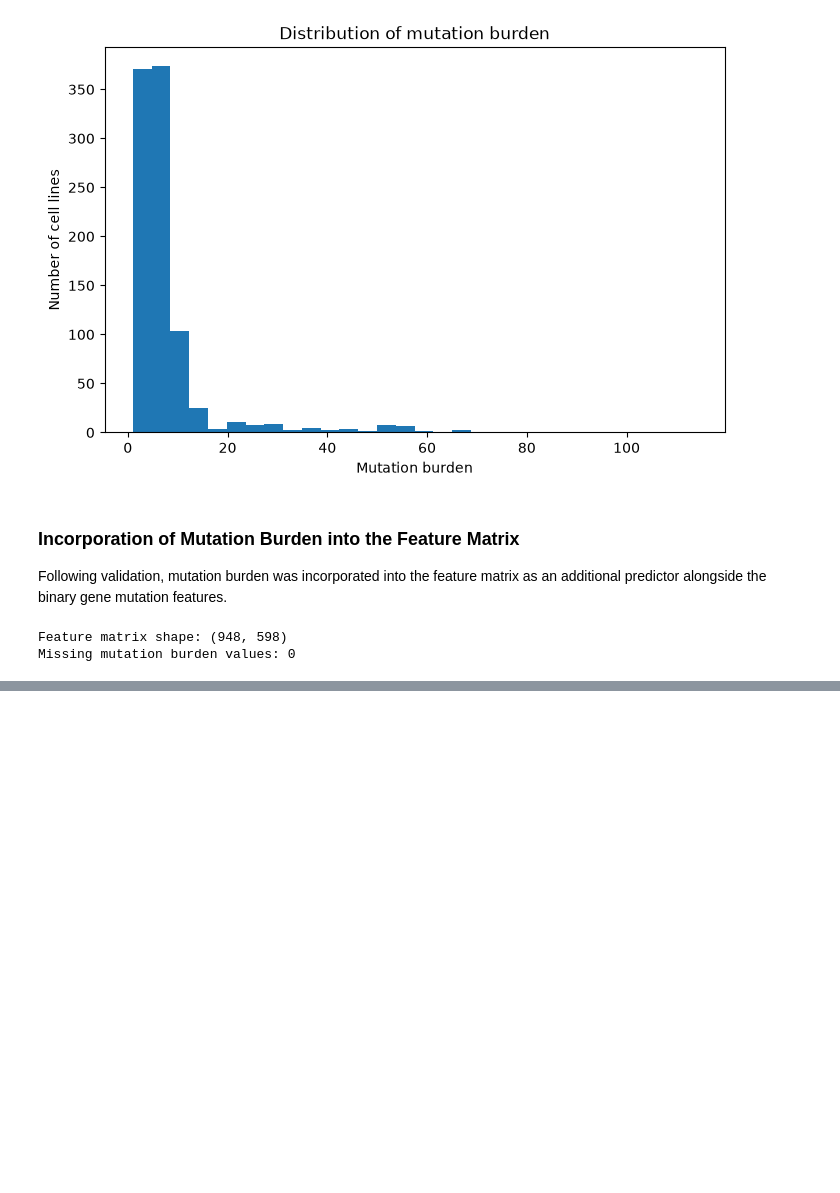
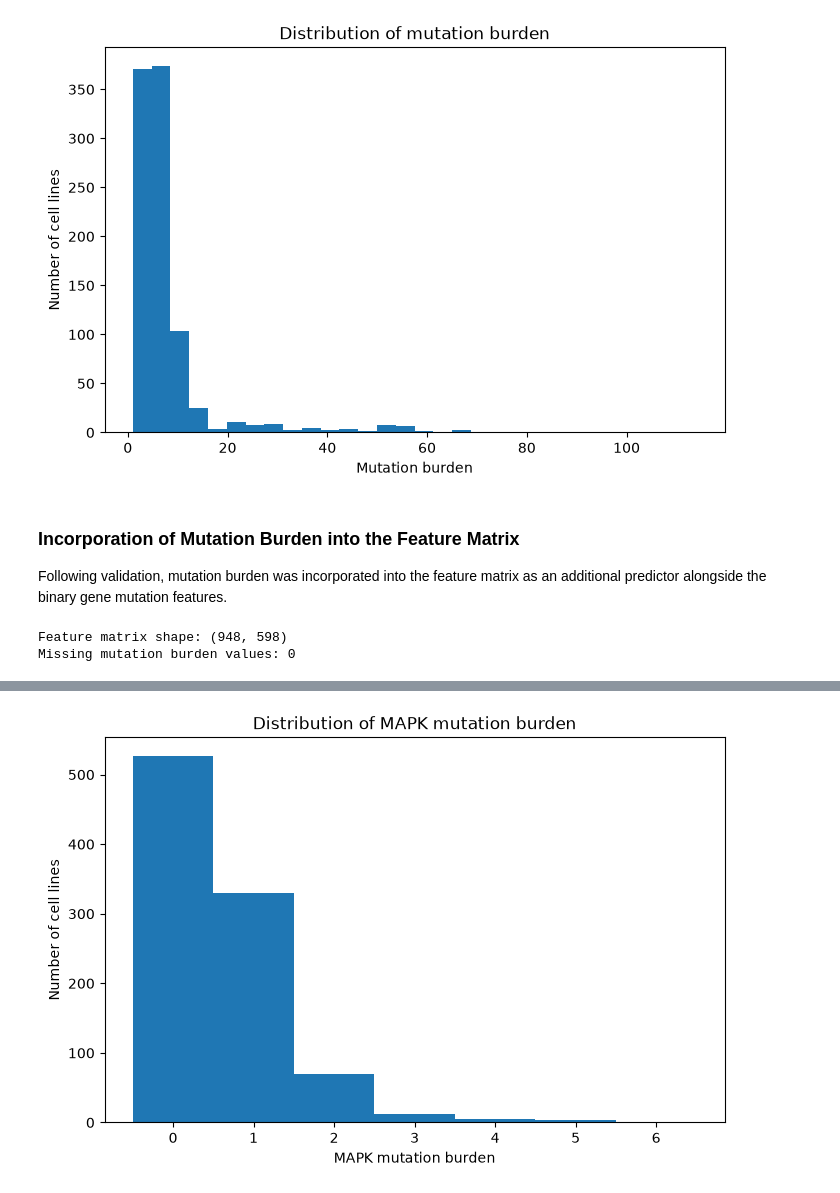
Before and after one commit to carolinemalaihull/trametinib-drug-response-ml, a Jupyter notebook: notebooks/02_feature_engineering.ipynb, the cells around one changed output, grey strips where cells are left out. Drawn from its saved outputs; the diff is of its cells as text; code cells hidden in the pictures; blank space fills up the shorter version.

```diff
--- a/notebooks/02_feature_engineering.ipynb
+++ b/notebooks/02_feature_engineering.ipynb
@@ -195,0 +200,30 @@ Missing mutation burden values: 0
+# %%
+mapk_pathway_gene_set = {
+    "KRAS", "NRAS", "HRAS",
+    "NF1", "RASA1", "RASA2", "RASA3", "RASA4",
+    "BRAF", "RAF1", "ARAF",
+    "MAP2K1", "MAP2K2",
+    "MAPK1", "MAPK3",
+    "EGFR", "ERBB2", "ERBB3", "ERBB4",
+    "FGFR1", "FGFR2", "FGFR3", "FGFR4",
+    "MET", "KIT", "PDGFRA", "PDGFRB",
+    "ALK", "RET", "ROS1",
+    "SOS1", "SOS2", "GRB2", "SHC1",
+    "DUSP4", "DUSP5", "DUSP6",
+    "SPRY1", "SPRY2", "SPRY4",
+    "MAP3K1", "MAP3K2", "MAP3K3", "MAP3K4",
+    "MAP3K5", "MAP3K7", "MAP3K8",
+    "MAP2K3", "MAP2K4", "MAP2K5", "MAP2K6", "MAP2K7",
+    "MAPK7", "MAPK8", "MAPK9", "MAPK10",
+    "MAPK11", "MAPK12", "MAPK13", "MAPK14"
+}
+
+mapk_mutation_burden = (
+    merged_gene_level[
+        merged_gene_level["gene_symbol"].isin(mapk_pathway_gene_set)
+    ]
+    .groupby("SANGER_MODEL_ID")
+    .size()
+    .reindex(gene_matrix.index, fill_value=0)
+    .rename("MAPK_Mutation_Burden")
+)
@@ -195,0 +247,17 @@ Missing mutation burden values: 0
+# %%
+plt.figure(figsize=(8, 5))
+
+plt.hist(
+    mapk_mutation_burden,
+    bins=range(
+        int(mapk_mutation_burden.max()) + 2
+    ),
+    align="left"
+)
+
+plt.xlabel("MAPK mutation burden")
+plt.ylabel("Number of cell lines")
+plt.title("Distribution of MAPK mutation burden")
+plt.show()
+# %% [output]
+[figure, added]
```
Also changed, not shown: parts of 2 cells of this notebook.
